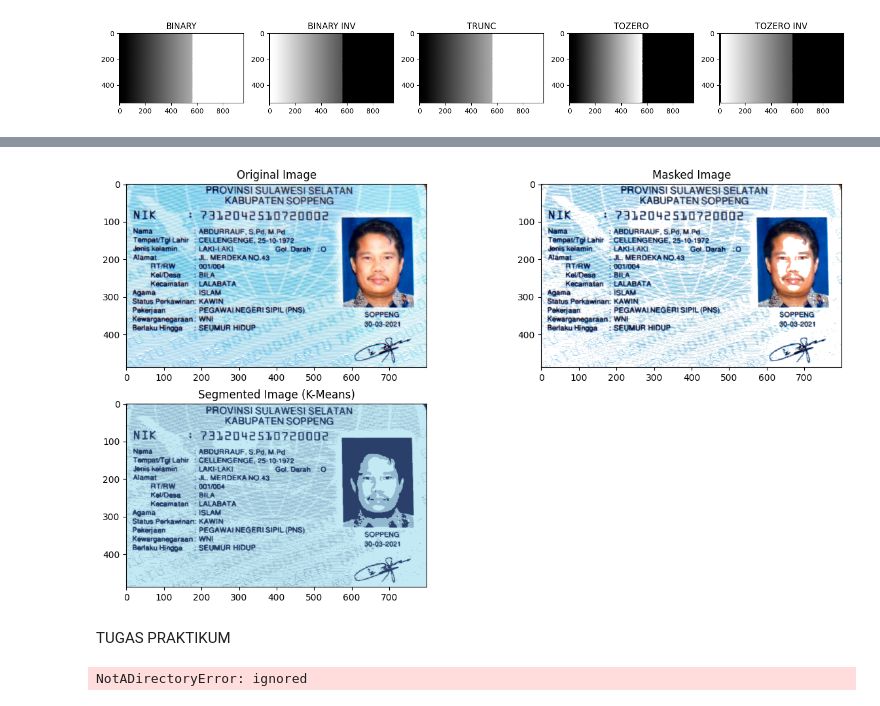
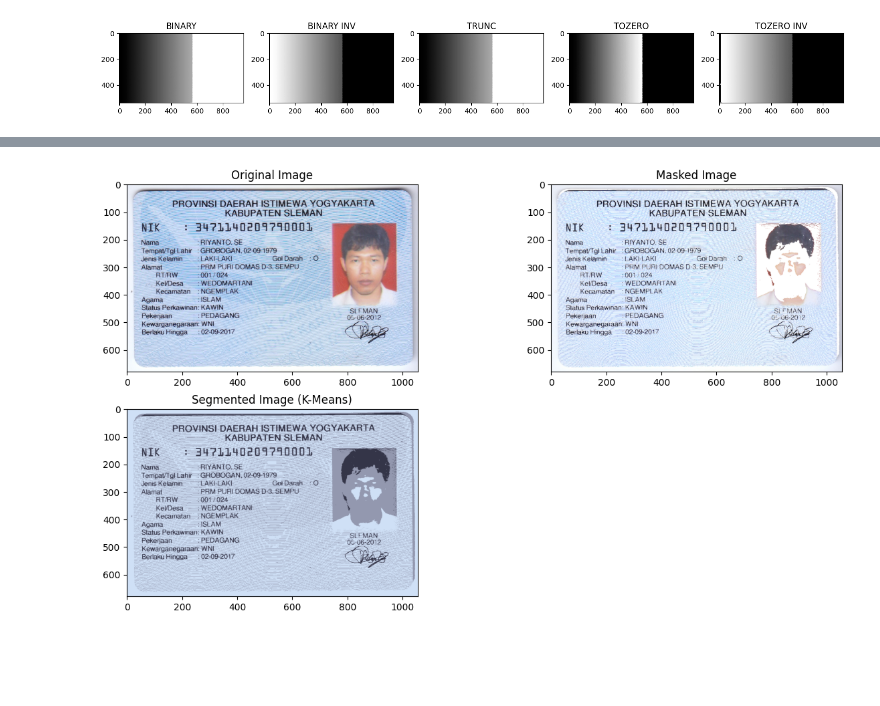
Before and after one commit to Lian2041720257/PVCK_2023, a Jupyter notebook: Week10.ipynb, the cells around one changed output, grey strips where cells are left out. Cells and saved outputs as stored; diff of their text form; code cells hidden in the pictures; blank space fills up the shorter version.

```diff
--- a/Week10.ipynb
+++ b/Week10.ipynb
@@ -188,6 +190,6 @@ plt.show()
 # %%
 # Load the image
-filename = '/content/drive/MyDrive/PCVK/KTP.jpeg'
+filename = '/content/drive/MyDrive/PCVK/KTP_More/ktp.png'
 img = cv2.imread(filename)
 img = cv2.cvtColor(img, cv2.COLOR_BGR2RGB)
 
@@ -204,33 +206,31 @@ _, labels, centers = cv2.kmeans(pixel_values, k, None, criteria, 10, cv2.KMEANS_
 
 # Convert the centers to integers
 centers = np.uint8(centers)
 
 # Flatten the labels array
 labels = labels.flatten()
 
 # Create a masked image by turning one cluster into white
 masked_image = np.copy(img)
 masked_image = masked_image.reshape((-1, 3))
 cluster_to_white = 2
 masked_image[labels == cluster_to_white] = [255, 255, 255]
 masked_image = masked_image.reshape(img.shape)
 
 # Convert the segmented image back to the original shape
 segmented_image = centers[labels].reshape(img.shape)
 
 # Display the original image, segmented image, and masked image
 plt.figure(figsize=(15, 8))
 plt.subplot(2, 2, 1), plt.imshow(img)
 plt.title('Original Image')
 
 plt.subplot(2, 2, 2), plt.imshow(masked_image)
 plt.title('Masked Image')
 
 plt.subplot(2, 2, 3), plt.imshow(segmented_image)
 plt.title('Segmented Image (K-Means)')
 
 plt.show()
 # %% [output]
-[figure, old version]
+[figure, new version]
-# %% [markdown]
-TUGAS PRAKTIKUM
@@ -243,14 +236,0 @@ directory = '/content/drive/MyDrive/PCVK/KTP_More'
-# %%
-image_files = [file for file in os.listdir(directory)if file.endswith((".jpg", ".jpeg", ".png"))]
-
-for img_file in image_files:
-  img_path = os.path.join(directory, img_file)
-
-  img = cv2.imread(img_path)
-
-  plt.figure
-  plt.axis("off")
-  plt.imshow(cv2.cvtColor(img, cv2.COLOR_BGR2RGB))
-  plt.show()
-# %% [output]
-NotADirectoryError: ignored
```
Also changed, not shown: parts of 5 cells of this notebook.
